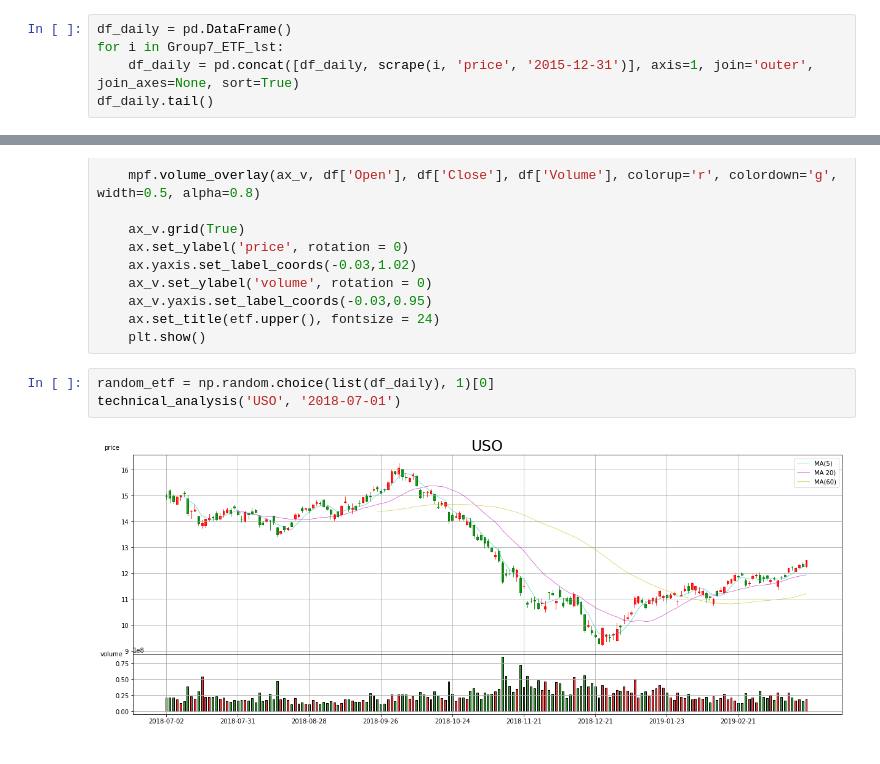
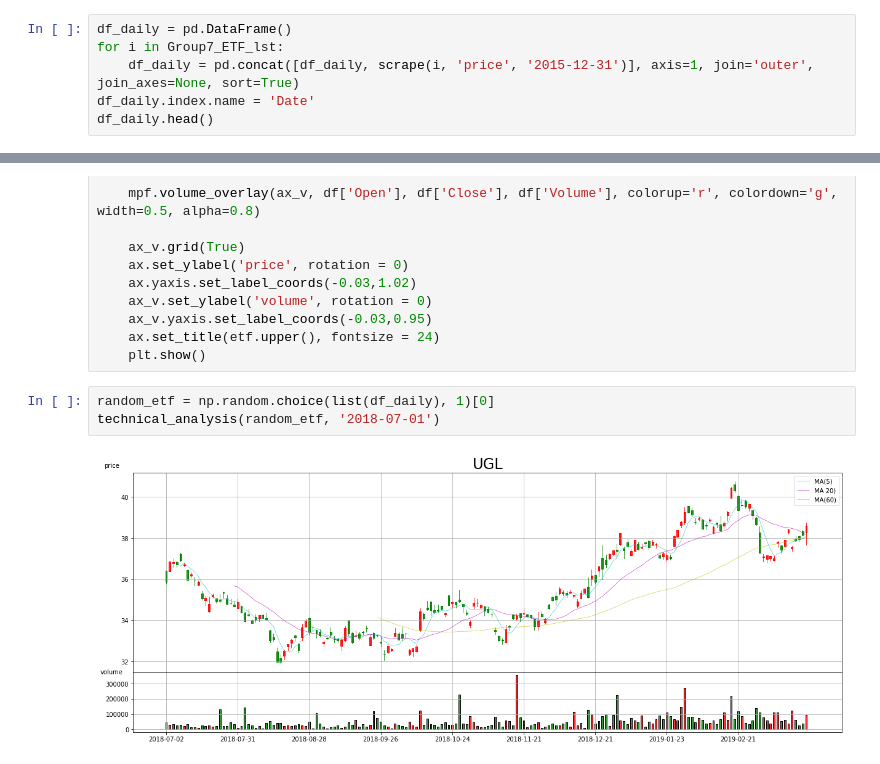
Before and after one commit to syuan0624/FinTech, a Jupyter notebook: HW1/ETF爬蟲/ETF_爬蟲.ipynb, the cells around one changed output, grey strips where cells are left out. Cells and saved outputs as stored; diff of their text form.

```diff
--- a/HW1/ETF爬蟲/ETF_爬蟲.ipynb
+++ b/HW1/ETF爬蟲/ETF_爬蟲.ipynb
@@ -96,6 +96,7 @@ def scrape(etf, target, startdate, enddate = datetime.now().strftime("%Y-%m-%d")
 df_daily = pd.DataFrame()
 for i in Group7_ETF_lst:
     df_daily = pd.concat([df_daily, scrape(i, 'price', '2015-12-31')], axis=1, join='outer', join_axes=None, sort=True)
-df_daily.tail()
+df_daily.index.name = 'Date'
+df_daily.head()
 # %% [output]
 |  | GLD | IAU | SGOL | OUNZ | UGLD | DGL | UGL | DGP | GLL | DZZ | ... | ... |
@@ -453,6 +454,6 @@ def technical_analysis(etf, startdate = '2015-12-31', enddate = datetime.now().s
     plt.show()
 # %%
 random_etf = np.random.choice(list(df_daily), 1)[0]
-technical_analysis('USO', '2018-07-01')
+technical_analysis(random_etf, '2018-07-01')
 # %% [output]
-[figure, old version]
+[figure, new version]
```
Also changed, not shown: parts of 3 cells of this notebook.
